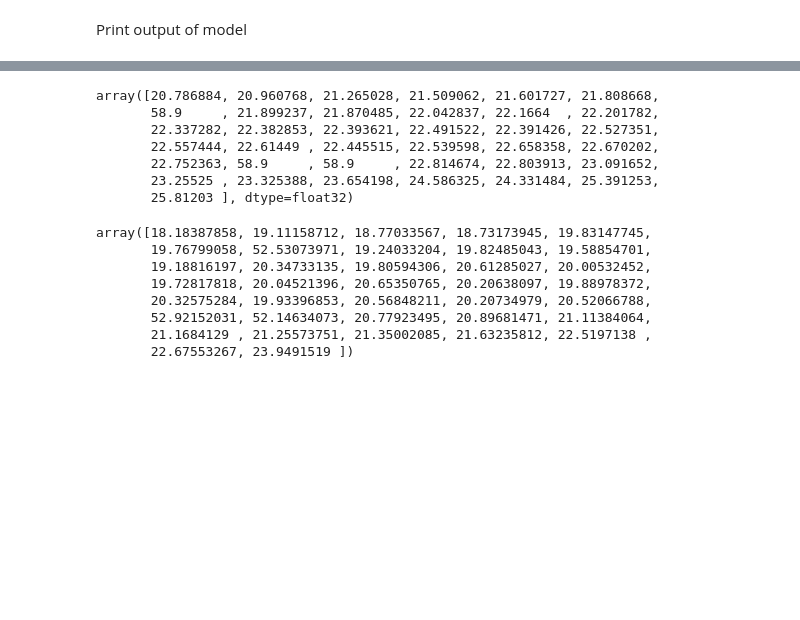
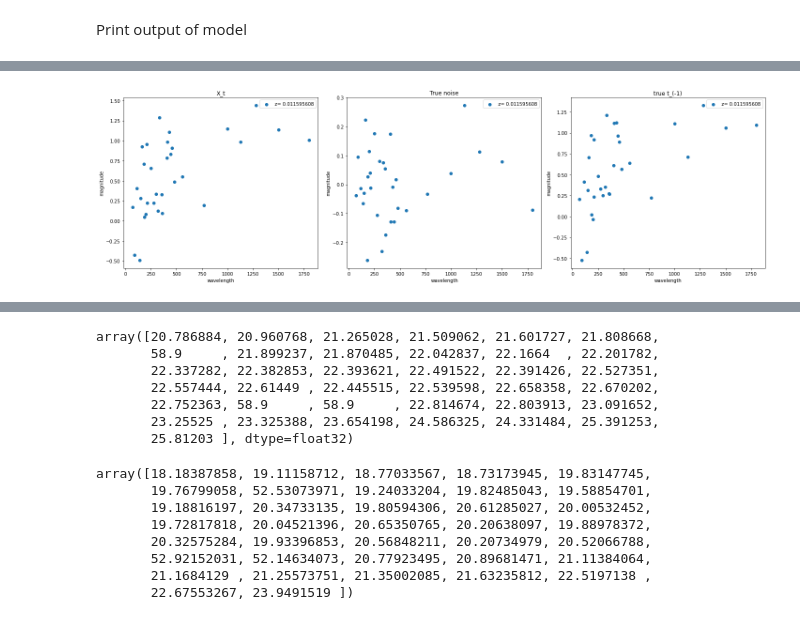
Before and after one commit to smoffe1604/BSc, a Jupyter notebook: main.ipynb, the cells around one changed output, grey strips where cells are left out. Saved outputs shown, nothing was run; the diff lists cells and outputs as text; code cells hidden in the pictures; blank space fills up the shorter version.

```diff
--- a/main.ipynb
+++ b/main.ipynb
@@ -86,6 +92,19 @@ class DoubleConv(nn.Module):
         x = self.conv2(x)
         x = self.bn2(x)
         x = self.relu2(x)
+        return x
+
+class SingleConv(nn.Module):
+    def __init__(self, in_channels, out_channels):
+        super(SingleConv, self).__init__()
+        self.conv1 = nn.Conv1d(in_channels, out_channels, kernel_size=3, padding=1)
+        self.bn1 = nn.BatchNorm1d(out_channels)
+        self.relu1 = nn.ReLU(inplace=True)
+
+    def forward(self, x):
+        x = self.conv1(x)
+        x = self.bn1(x)
+        x = self.relu1(x)
         return x
 
 class Down(nn.Module):
@@ -122,8 +141,6 @@ class UNet(nn.Module):
         self.down1 = Down(64, 128)
         self.down2 = Down(128, 256)
         self.down3 = Down(256, 512)
-        self.down4 = Down(512, 1024)
-        self.up1 = Up(1024, 512)
         self.up2 = Up(512, 256)
         self.up3 = Up(256, 128)
         self.up4 = Up(128, 64)
@@ -135,8 +152,6 @@ class UNet(nn.Module):
         x2 = self.down1(x1)
         x3 = self.down2(x2)
         x4 = self.down3(x3)
-        x5 = self.down4(x4)
-        x4 = self.up1(x5, x4)
         x3 = self.up2(x4, x3)
         x2 = self.up3(x3, x2)
         x1 = self.up4(x2, x1)
@@ -302,2 +306,75 @@ LOSS train:  0.2000068461870044
 # %% [markdown]
 Print output of model
+# %%
+p1 = random.randint(0, 100)
+
+X_t, noise = add_noise(X_normalized[0], t = 80)
+X_tm1 = np.array(X_t) - np.array(noise)
+
+
+noise_pred = model(torch.tensor(X_t).unsqueeze(0).unsqueeze(0).to(device)).cpu().detach().numpy()
+X_tm1_pred = np.array(X_t) - noise_pred
+
+loss_fn = nn.MSELoss()
+loss = loss_fn(torch.tensor(noise).float(), torch.tensor(noise_pred).float())
+print("loss: ", loss)
+
+
+plt.figure(figsize= (20, 6))
+
+plt.subplot(1, 3, 1)
+plt.title('X_t')
+plt.scatter(filter_wls, X_t, label = "z= "+str(z[p1,0]))
+plt.ylabel("magnitude")
+#plt.ylim(30,10)
+plt.xlabel("wavelength")
+plt.legend()
+
+plt.subplot(1, 3, 2)
+plt.title('True noise')
+plt.scatter(filter_wls, noise, label = "z= "+str(z[p1,0]))
+plt.ylabel("magnitude")
+#plt.ylim(30,10)
+plt.xlabel("wavelength")
+plt.legend()
+
+plt.subplot(1, 3, 3)
+plt.title('true t_(-1)')
+plt.scatter(filter_wls, X_tm1, label = "z= "+str(z[p1,0]))
+plt.ylabel("magnitude")
+#plt.ylim(30,10)
+plt.xlabel("wavelength")
+plt.legend()
+
+plt.tight_layout()
+plt.show()
+
+plt.figure(figsize= (20, 6))
+
+plt.subplot(1, 3, 1)
+plt.title('X_t')
+plt.scatter(filter_wls, X_t, label = "z= "+str(z[p1,0]))
+plt.ylabel("magnitude")
+#plt.ylim(30,10)
+plt.xlabel("wavelength")
+plt.legend()
+
+plt.subplot(1, 3, 2)
+plt.title('noise prediction')
+plt.scatter(filter_wls, noise_pred, label = "z= "+str(z[p1,0]))
+plt.ylabel("magnitude")
+#plt.ylim(30,10)
+plt.xlabel("wavelength")
+plt.legend()
+
+plt.subplot(1, 3, 3)
+plt.title('X_(t-1) prediction')
+plt.scatter(filter_wls, X_tm1_pred, label = "z= "+str(z[p1,0]))
+plt.ylabel("magnitude")
+#plt.ylim(30,10)
+plt.xlabel("wavelength")
+plt.legend()
+
+plt.tight_layout()
+plt.show()
+# %% [output]
@@ -303,0 +382 @@ Print output of model
+[figure, added]
```
Also changed, not shown: parts of 15 cells of this notebook.
